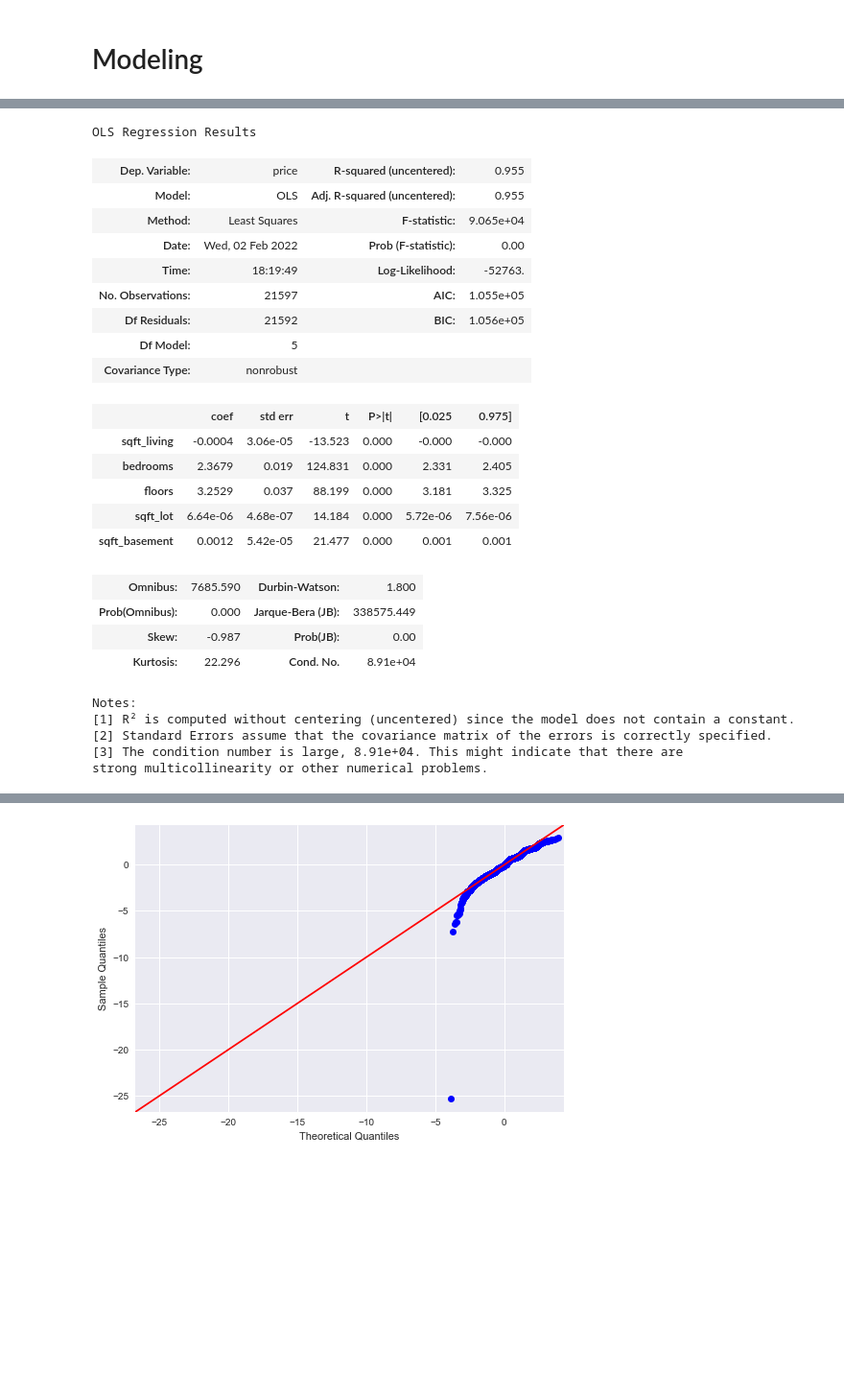
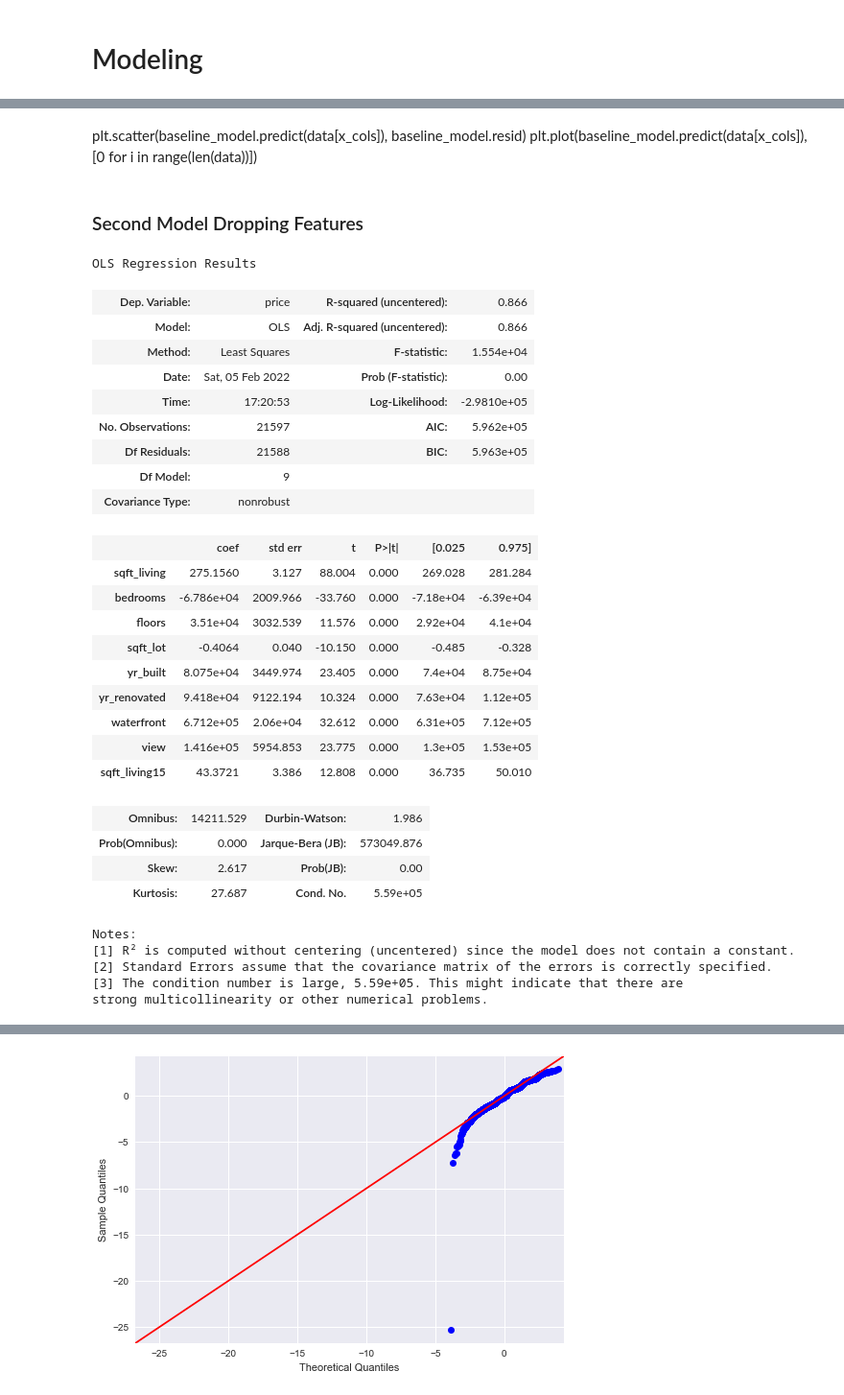
Before and after one commit to henrysvg/dsc-phase-2-project-v2-3, a Jupyter notebook: student.ipynb, the cells around one changed output, grey strips where cells are left out. Shown: that part at 96% size. Cells and saved outputs as stored; diff of their text form; code cells hidden in the pictures; blank space fills up the shorter version.

```diff
--- a/student.ipynb
+++ b/student.ipynb
@@ -244,3 +288,10 @@ Very Good    0.078761
 Fair         0.007871
 Poor         0.001343
 Name: condition, dtype: float64
+# %%
+condition_dummies = pd.get_dummies(data['condition'], prefix='cnd', drop_first=True)
+# %%
+data = data.drop(['condition'], axis=1)
+# %%
+data = pd.concat([data, condition_dummies], axis=1)
+data.head()
@@ -370,33 +424,43 @@ strong multicollinearity or other numerical problems.
+# %% [markdown]
+plt.scatter(baseline_model.predict(data[x_cols]), baseline_model.resid)
+plt.plot(baseline_model.predict(data[x_cols]), [0 for i in range(len(data))])
+# %% [markdown]
+### Second Model Dropping Features
 # %%
-features_2 = ['sqft_living', 'bedrooms', 'floors', 'sqft_lot', 'sqft_basement']
+features_2 = ['sqft_living', 'bedrooms', 'floors', 'sqft_lot', 'yr_built',
+           'yr_renovated', 'waterfront', 'view', 'sqft_living15']
 # %%
 model_data2 = data.loc[:, features_2]
 # %%
-model2 = sm.OLS(p, model_data2).fit()
+model2 = sm.OLS(price, model_data2).fit()
 model2.summary()
 # %% [output]
 OLS Regression Results
-| Dep. Variable: | price | R-squared (uncentered): | 0.955 |
-| Model: | OLS | Adj. R-squared (uncentered): | 0.955 |
-| Method: | Least Squares | F-statistic: | 9.065e+04 |
-| Date: | Wed, 02 Feb 2022 | Prob (F-statistic): | 0.00 |
-| Time: | 18:19:49 | Log-Likelihood: | -52763. |
-| No. Observations: | 21597 | AIC: | 1.055e+05 |
-| Df Residuals: | 21592 | BIC: | 1.056e+05 |
-| Df Model: | 5 |  |  |
+| Dep. Variable: | price | R-squared (uncentered): | 0.866 |
+| Model: | OLS | Adj. R-squared (uncentered): | 0.866 |
+| Method: | Least Squares | F-statistic: | 1.554e+04 |
+| Date: | Sat, 05 Feb 2022 | Prob (F-statistic): | 0.00 |
+| Time: | 17:20:53 | Log-Likelihood: | -2.9810e+05 |
+| No. Observations: | 21597 | AIC: | 5.962e+05 |
+| Df Residuals: | 21588 | BIC: | 5.963e+05 |
+| Df Model: | 9 |  |  |
 | Covariance Type: | nonrobust |  |  |
 |  | coef | std err | t | P>|t| | [0.025 | 0.975] |
-| sqft_living | -0.0004 | 3.06e-05 | -13.523 | 0.000 | -0.000 | -0.000 |
-| bedrooms | 2.3679 | 0.019 | 124.831 | 0.000 | 2.331 | 2.405 |
-| floors | 3.2529 | 0.037 | 88.199 | 0.000 | 3.181 | 3.325 |
-| sqft_lot | 6.64e-06 | 4.68e-07 | 14.184 | 0.000 | 5.72e-06 | 7.56e-06 |
-| sqft_basement | 0.0012 | 5.42e-05 | 21.477 | 0.000 | 0.001 | 0.001 |
+| sqft_living | 275.1560 | 3.127 | 88.004 | 0.000 | 269.028 | 281.284 |
+| bedrooms | -6.786e+04 | 2009.966 | -33.760 | 0.000 | -7.18e+04 | -6.39e+04 |
+| floors | 3.51e+04 | 3032.539 | 11.576 | 0.000 | 2.92e+04 | 4.1e+04 |
+| sqft_lot | -0.4064 | 0.040 | -10.150 | 0.000 | -0.485 | -0.328 |
+| yr_built | 8.075e+04 | 3449.974 | 23.405 | 0.000 | 7.4e+04 | 8.75e+04 |
+| yr_renovated | 9.418e+04 | 9122.194 | 10.324 | 0.000 | 7.63e+04 | 1.12e+05 |
+| waterfront | 6.712e+05 | 2.06e+04 | 32.612 | 0.000 | 6.31e+05 | 7.12e+05 |
+| view | 1.416e+05 | 5954.853 | 23.775 | 0.000 | 1.3e+05 | 1.53e+05 |
+| sqft_living15 | 43.3721 | 3.386 | 12.808 | 0.000 | 36.735 | 50.010 |
-| Omnibus: | 7685.590 | Durbin-Watson: | 1.800 |
-| Prob(Omnibus): | 0.000 | Jarque-Bera (JB): | 338575.449 |
-| Skew: | -0.987 | Prob(JB): | 0.00 |
-| Kurtosis: | 22.296 | Cond. No. | 8.91e+04 |
+| Omnibus: | 14211.529 | Durbin-Watson: | 1.986 |
+| Prob(Omnibus): | 0.000 | Jarque-Bera (JB): | 573049.876 |
+| Skew: | 2.617 | Prob(JB): | 0.00 |
+| Kurtosis: | 27.687 | Cond. No. | 5.59e+05 |
 Notes:
 [1] R² is computed without centering (uncentered) since the model does not contain a constant.
 [2] Standard Errors assume that the covariance matrix of the errors is correctly specified.
-[3] The condition number is large, 8.91e+04. This might indicate that there are
+[3] The condition number is large, 5.59e+05. This might indicate that there are
 strong multicollinearity or other numerical problems.
```
Also changed, not shown: parts of 35 cells of this notebook.
